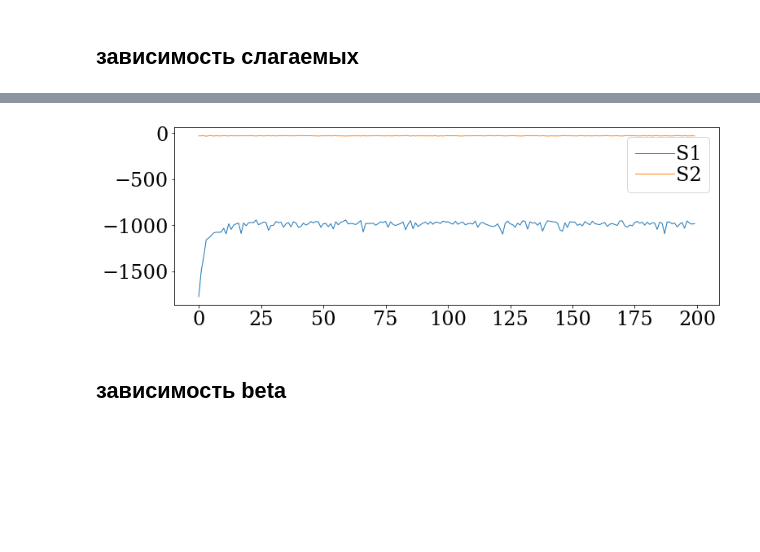
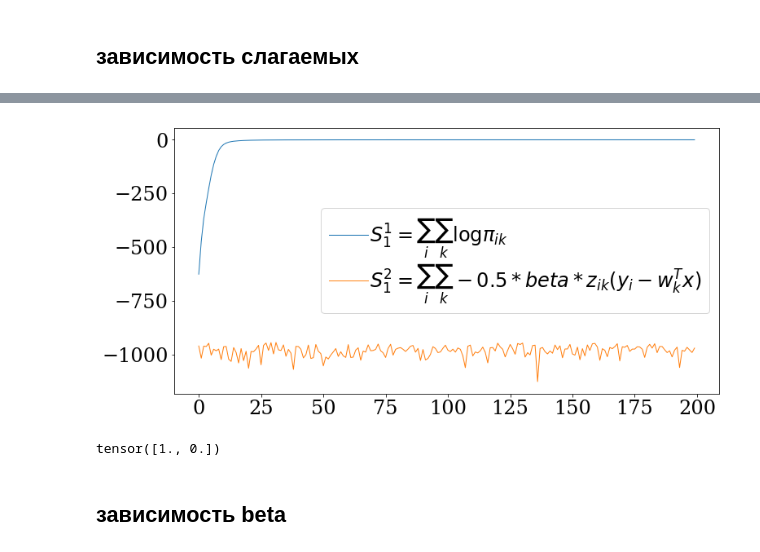
Before and after one commit to andriygav/ExpertLearning, a Jupyter notebook: code/experiment.ipynb, the cells around one changed output, grey strips where cells are left out. Cells and saved outputs as stored; diff of their text form; code cells hidden in the pictures; blank space fills up the shorter version.

```diff
--- a/code/experiment.ipynb
+++ b/code/experiment.ipynb
@@ -129,6 +129,18 @@ def get_S1(model):
     temp2 = torch.cat([model.ListOfModels[k].LogLikeLihoodExpectation(X_tr, Y_tr, model.HyperParameters) for k in range(model.K)],dim = 1)
 
     return (model.pZ*(log_pi+temp2)).sum().item()
+
+def get_S1_1(model):
+    z = model.pZ
+    log_pi = torch.log(model.HyperModel.PredictPi(X_tr, model.HyperParameters)+0.00000001)
+    return (model.pZ*(log_pi)).sum().item()
+
+def get_S1_2(model):
+    z = model.pZ
+
+    temp2 = torch.cat([model.ListOfModels[k].LogLikeLihoodExpectation(X_tr, Y_tr, model.HyperParameters) for k in range(model.K)],dim = 1)
+
+    return (model.pZ*(temp2)).sum().item()
 
 def get_S2(model):
     summ = 0
@@ -178,6 +190,8 @@ model = MixtureEM(HyperParameters = HypPar,
                   device = device, model_type='sample')
 # %%
 list_of_S1 = []
+list_of_S1_1 = []
+list_of_S1_2 = []
 list_of_S2 = []
 list_of_beta = []
 dict_of_list_of_w_0 = dict()
@@ -199,7 +213,30 @@ for it in tqdm(range(200)):
         dict_of_list_of_A[k].append(model.ListOfModels[k].A.numpy())
 
     list_of_S1.append(get_S1(model))
+    list_of_S1_1.append(get_S1_1(model))
+    list_of_S1_2.append(get_S1_2(model))
     list_of_S2.append(get_S2(model))
     list_of_beta.append(model.HyperParameters['beta'].item())
 # %% [markdown]
 ## зависимость слагаемых
+# %%
+Text_size = 24
+
+plt.rcParams['lines.linewidth'] = 1
+plt.rcParams['lines.markersize'] = 4
+plt.rcParams['xtick.labelsize'] = Text_size
+plt.rcParams['ytick.labelsize'] = Text_size
+plt.rcParams['legend.fontsize'] = Text_size
+plt.rcParams['axes.titlesize']=Text_size
+plt.rcParams['axes.labelsize']=Text_size
+plt.rcParams['figure.figsize'] = (12.0, 8.0)
+plt.rcParams['font.size'] = Text_size
+plt.rcParams["legend.labelspacing"] = 0.1
+plt.rcParams["legend.handletextpad"] = 0.1
+#################################################
+
+plt.plot(list_of_S1, label='$S_1 = \sum_{i}\sum_k\log\pi_{ik} - \sum_{i}\sum_k-0.5*beta*z_{ik}(y_i-w_k^{T}x)$')
+plt.plot(list_of_S2, label='$S_2 = \sum_k -0.5(w_k-w_k^0)^{T}A_k(w_k-w_k^0) + 0.5\log\det A_k$')
+
+plt.legend(loc='best')
+plt.show()
@@ -206,26 +245,30 @@ for it in tqdm(range(200)):
 # %%
 Text_size = 24
 
 plt.rcParams['lines.linewidth'] = 1
 plt.rcParams['lines.markersize'] = 4
 plt.rcParams['xtick.labelsize'] = Text_size
 plt.rcParams['ytick.labelsize'] = Text_size
 plt.rcParams['legend.fontsize'] = Text_size
 plt.rcParams['axes.titlesize']=Text_size
 plt.rcParams['axes.labelsize']=Text_size
-plt.rcParams['figure.figsize'] = (12.0, 4.0)
+plt.rcParams['figure.figsize'] = (12.0, 6.0)
 plt.rcParams['font.size'] = Text_size
 plt.rcParams["legend.labelspacing"] = 0.1
 plt.rcParams["legend.handletextpad"] = 0.1
 #################################################
 
-plt.plot(list_of_S1, label='S1')
-plt.plot(list_of_S2, label='S2')
+plt.plot(list_of_S1_1, label='$S_1^1=\sum_{i}\sum_k\log\pi_{ik}$')
+plt.plot(list_of_S1_2, label='$S_1^2=\sum_{i}\sum_k-0.5*beta*z_{ik}(y_i-w_k^{T}x)$')
 
 plt.legend(loc='best')
 plt.show()
 # %% [output]
-[figure, old version]
+[figure, new version]
+# %%
+F.softmax(torch.tensor([-1.*10**5, -2.*10**5]), dim=0)
+# %% [output]
+tensor([1., 0.])
 # %% [markdown]
 ## зависимость beta
 # %%
```
Also changed, not shown: parts of 1 cell of this notebook.
